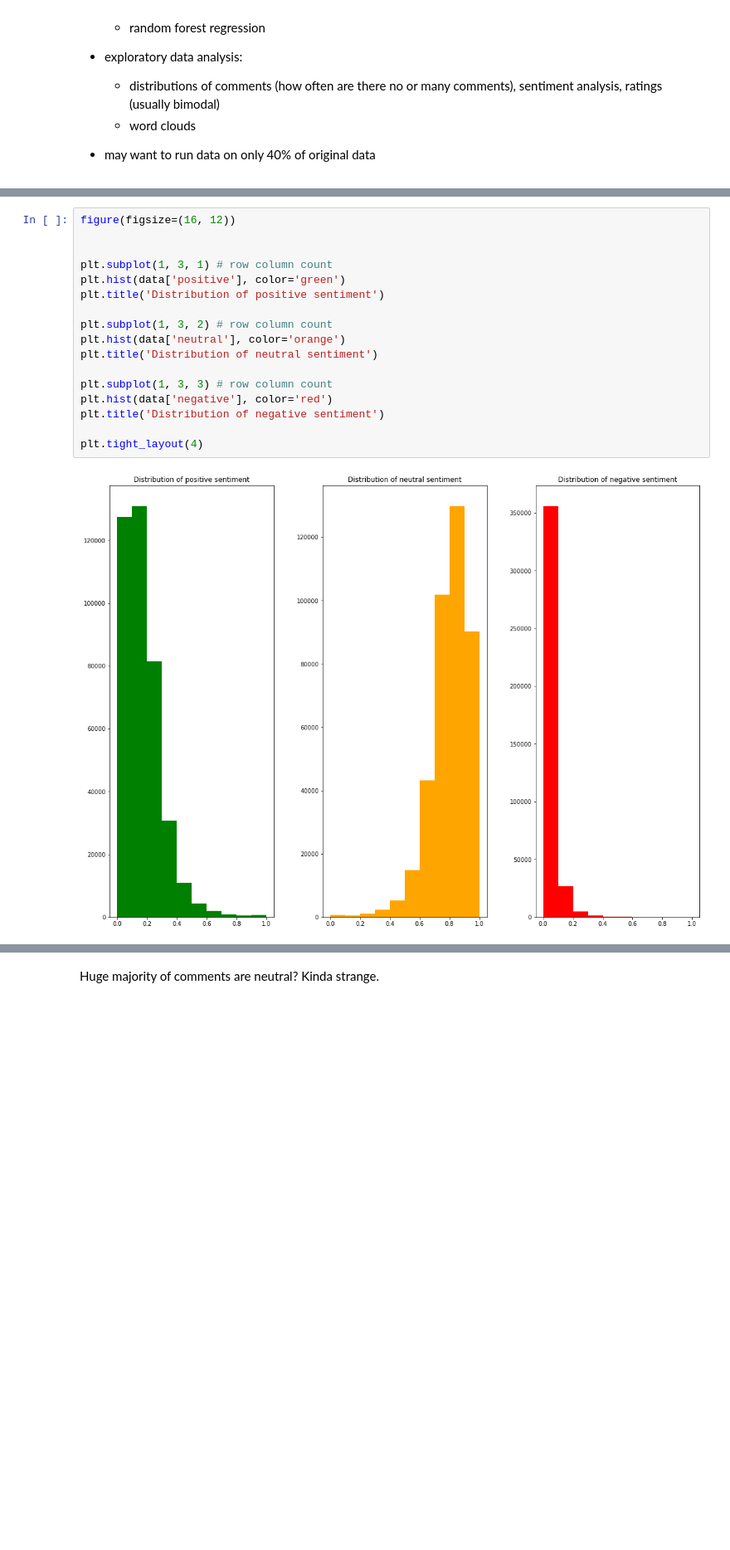
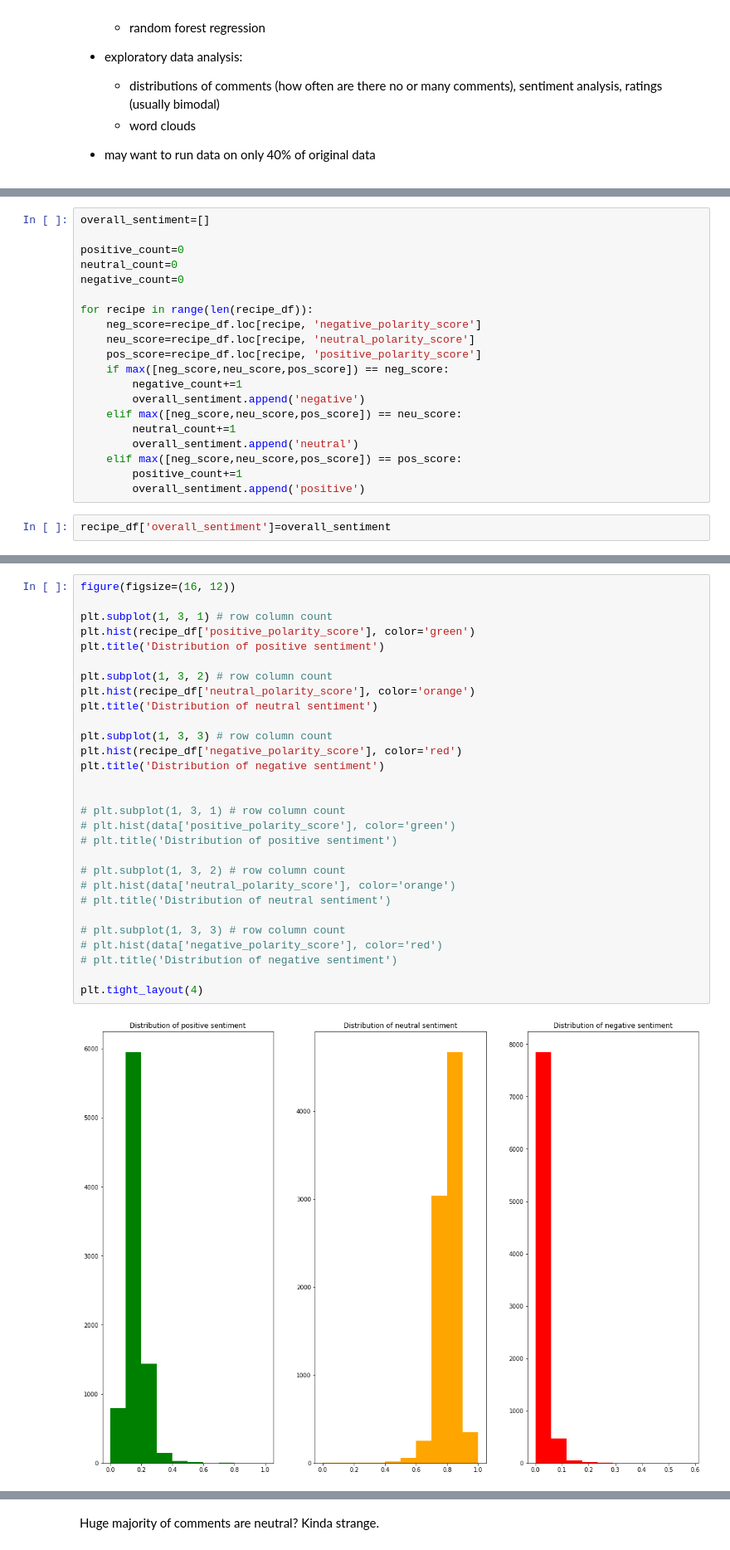
Before and after one commit to eruse7873/final_cabd, a Jupyter notebook: CABD_FinalProject.ipynb, the cells around one changed output, grey strips where cells are left out. Shown at 83% size. Drawn from its saved outputs; the diff is of its cells as text; blank space fills up the shorter version.

```diff
--- a/CABD_FinalProject.ipynb
+++ b/CABD_FinalProject.ipynb
@@ -198,0 +209,22 @@ data['neutral']=neu
+# %%
+overall_sentiment=[]
+
+positive_count=0
+neutral_count=0
+negative_count=0
+
+for recipe in range(len(recipe_df)):
+    neg_score=recipe_df.loc[recipe, 'negative_polarity_score']
+    neu_score=recipe_df.loc[recipe, 'neutral_polarity_score']
+    pos_score=recipe_df.loc[recipe, 'positive_polarity_score']
+    if max([neg_score,neu_score,pos_score]) == neg_score:
+        negative_count+=1
+        overall_sentiment.append('negative')
+    elif max([neg_score,neu_score,pos_score]) == neu_score:
+        neutral_count+=1
+        overall_sentiment.append('neutral')
+    elif max([neg_score,neu_score,pos_score]) == pos_score:
+        positive_count+=1
+        overall_sentiment.append('positive')
+# %%
+recipe_df['overall_sentiment']=overall_sentiment
@@ -199,22 +255,34 @@ data['neutral']=neu
 # %%
 figure(figsize=(16, 12))
 
-
 plt.subplot(1, 3, 1) # row column count
-plt.hist(data['positive'], color='green')
+plt.hist(recipe_df['positive_polarity_score'], color='green')
 plt.title('Distribution of positive sentiment')
 
 plt.subplot(1, 3, 2) # row column count
-plt.hist(data['neutral'], color='orange')
+plt.hist(recipe_df['neutral_polarity_score'], color='orange')
 plt.title('Distribution of neutral sentiment')
 
 plt.subplot(1, 3, 3) # row column count
-plt.hist(data['negative'], color='red')
+plt.hist(recipe_df['negative_polarity_score'], color='red')
 plt.title('Distribution of negative sentiment')
 
+
+# plt.subplot(1, 3, 1) # row column count
+# plt.hist(data['positive_polarity_score'], color='green')
+# plt.title('Distribution of positive sentiment')
+
+# plt.subplot(1, 3, 2) # row column count
+# plt.hist(data['neutral_polarity_score'], color='orange')
+# plt.title('Distribution of neutral sentiment')
+
+# plt.subplot(1, 3, 3) # row column count
+# plt.hist(data['negative_polarity_score'], color='red')
+# plt.title('Distribution of negative sentiment')
+
 plt.tight_layout(4)
 # %% [output]
-[figure, old version]
+[figure, new version]
 # %% [markdown]
 We can observe that most comments have a positive sentiment of around 0.0-0.3, neutral sentiment of around 0.6-1.0, and negative sentiment of 0.0-0.2.
 
```
Also changed, not shown: parts of 60 cells of this notebook.
